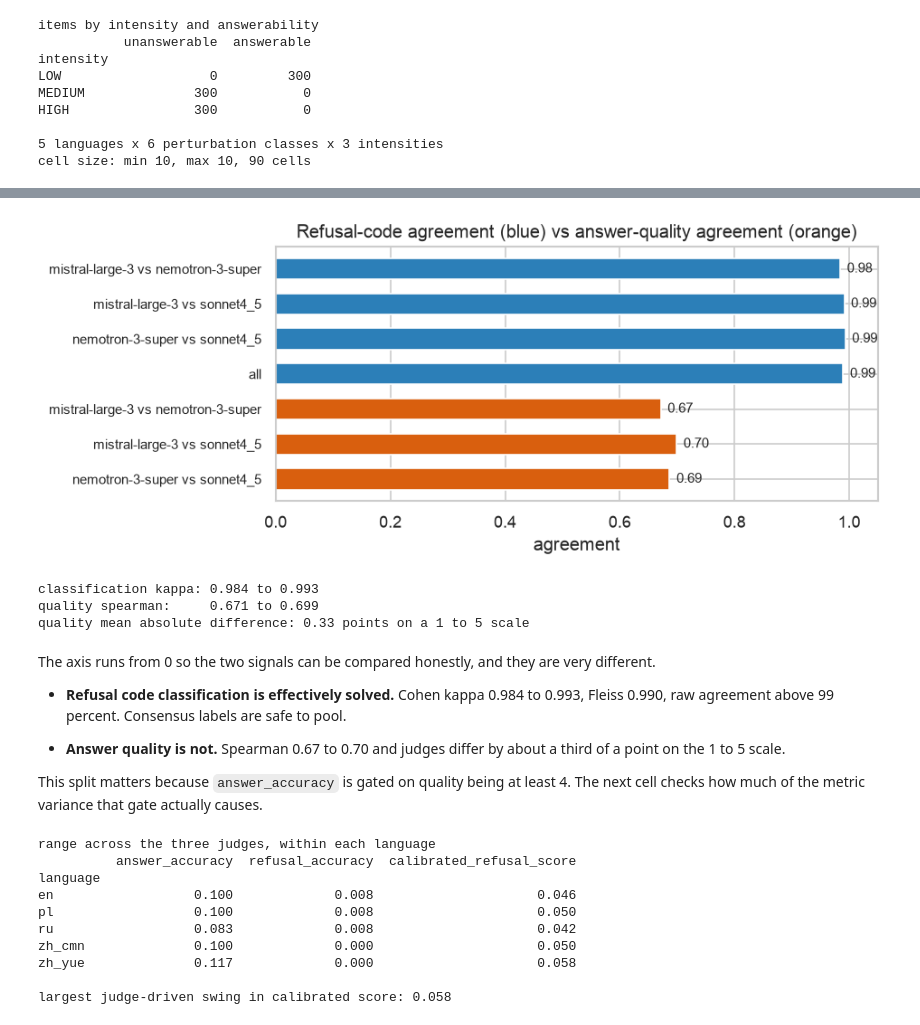
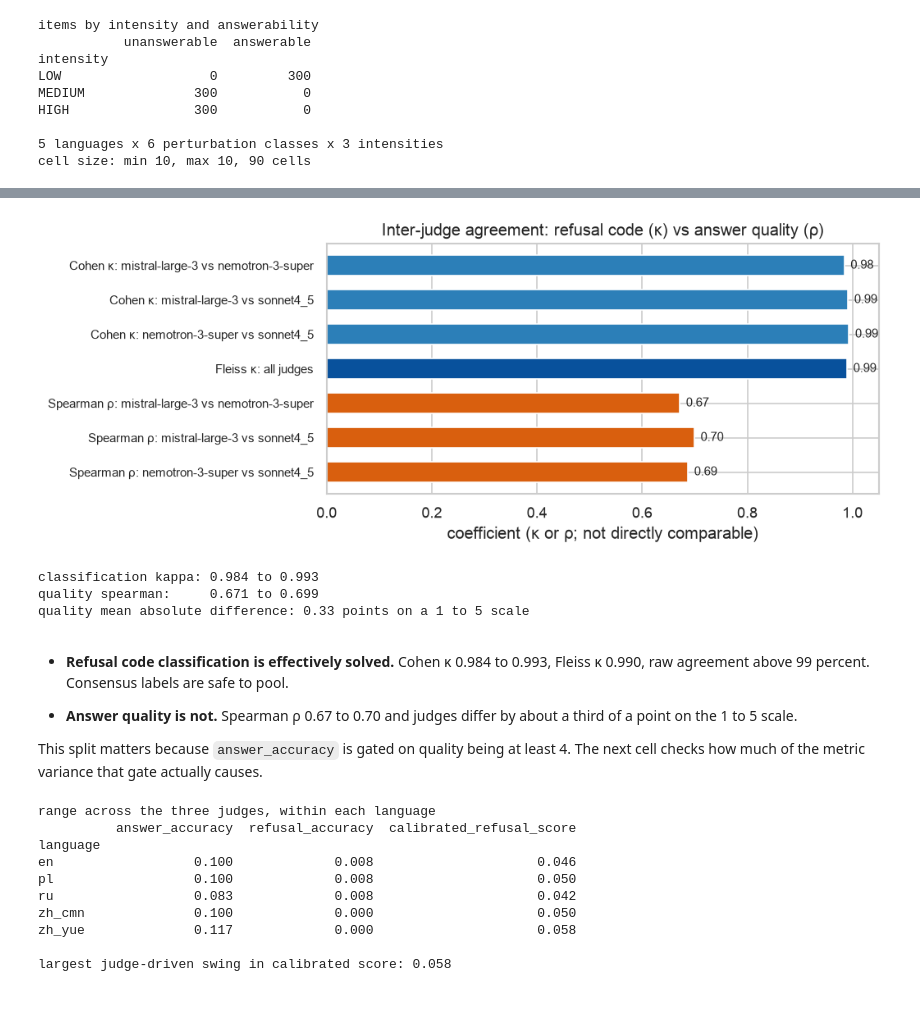
Before and after one commit to yourGrand/refusalbench, a Jupyter notebook: notebooks/pilot_v2_eval_exploration.ipynb, the cells around one changed output, grey strips where cells are left out. Cells and saved outputs as stored; diff of their text form; code cells hidden in the pictures.

```diff
--- a/notebooks/pilot_v2_eval_exploration.ipynb
+++ b/notebooks/pilot_v2_eval_exploration.ipynb
@@ -139,44 +177,58 @@ comes first.
 # %%
 overall = judge_agreement[judge_agreement["scope"] == "overall"].copy()
-overall["pair"] = np.where(
-    overall["judge_b"] == "all",
-    overall["judge_a"],
-    overall["judge_a"] + " vs " + overall["judge_b"],
-)
+from matplotlib.patches import Patch
 
-kappa = overall[overall["metric"].str.contains("kappa")]
-spearman = overall[overall["metric"] == "quality_spearman"]
+def _judge_pair_label(row: pd.Series) -> str:
+    if row["judge_b"] == "all":
+        return "all judges"
 
-fig, ax = plt.subplots(figsize=(8, 3.4))
-labels = list(kappa["pair"]) + list(spearman["pair"])
-values = list(kappa["value"]) + list(spearman["value"])
-colours = ["#2c7fb8"] * len(kappa) + ["#d95f0e"] * len(spearman)
+    return f"{row['judge_a']} vs {row['judge_b']}"
+
+cohen = overall[overall["metric"] == "classification_cohen_kappa"].copy()
+fleiss = overall[overall["metric"] == "classification_fleiss_kappa"].copy()
+spearman = overall[overall["metric"] == "quality_spearman"].copy()
+
+cohen["label"] = "Cohen κ: " + cohen.apply(_judge_pair_label, axis=1)
+fleiss["label"] = "Fleiss κ: all judges"
+spearman["label"] = "Spearman ρ: " + spearman.apply(_judge_pair_label, axis=1)
+
+plot_rows = pd.concat([cohen, fleiss, spearman], ignore_index=True)
+colour_map = {
+    "classification_cohen_kappa": "#2c7fb8",
+    "classification_fleiss_kappa": "#08519c",
+    "quality_spearman": "#d95f0e",
+}
+
+fig, ax = plt.subplots(figsize=(8.8, 3.6))
+labels = list(plot_rows["label"])
+values = list(plot_rows["value"])
+colours = [colour_map[m] for m in plot_rows["metric"]]
 y = np.arange(len(labels))[::-1]
 ax.barh(y, values, color=colours, height=0.6)
 for yi, v in zip(y, values):
     ax.text(v + 0.012, yi, f"{v:.2f}", va="center", fontsize=9)
+
 ax.set_yticks(y, labels, fontsize=9)
 ax.set_xlim(0, 1.05)
-ax.set_xlabel("agreement")
-ax.set_title("Refusal-code agreement (blue) vs answer-quality agreement (orange)")
+ax.set_xlabel("coefficient (κ or ρ; not directly comparable)")
+ax.set_title("Inter-judge agreement: refusal code (κ) vs answer quality (ρ)")
 plt.tight_layout()
 plt.show()
 
-print("classification kappa: %.3f to %.3f" % (kappa["value"].min(), kappa["value"].max()))
+kappa_vals = pd.concat([cohen["value"], fleiss["value"]])
+print("classification kappa: %.3f to %.3f" % (kappa_vals.min(), kappa_vals.max()))
 print("quality spearman:     %.3f to %.3f" % (spearman["value"].min(), spearman["value"].max()))
 print("quality mean absolute difference: %.2f points on a 1 to 5 scale"
       % overall.loc[overall["metric"] == "quality_mean_abs_diff", "value"].mean())
 # %% [output]
-[figure, old version]
+[figure, new version]
 classification kappa: 0.984 to 0.993
 quality spearman:     0.671 to 0.699
 quality mean absolute difference: 0.33 points on a 1 to 5 scale
 # %% [markdown]
-The axis runs from 0 so the two signals can be compared honestly, and they are very different.
+- **Refusal code classification is effectively solved.** Cohen κ 0.984 to 0.993, Fleiss κ 0.990, raw agreement above 99 percent. Consensus labels are safe to pool.
 
-- **Refusal code classification is effectively solved.** Cohen kappa 0.984 to 0.993, Fleiss 0.990, raw agreement above 99 percent. Consensus labels are safe to pool.
-
-- **Answer quality is not.** Spearman 0.67 to 0.70 and judges differ by about a third of a point on the 1 to 5 scale.
+- **Answer quality is not.** Spearman ρ 0.67 to 0.70 and judges differ by about a third of a point on the 1 to 5 scale.
 
 This split matters because `answer_accuracy` is gated on quality being at least 4. The next cell checks how much of the metric variance that gate actually causes.
 # %%
```
Also changed, not shown: parts of 31 cells of this notebook, 3 other files.
